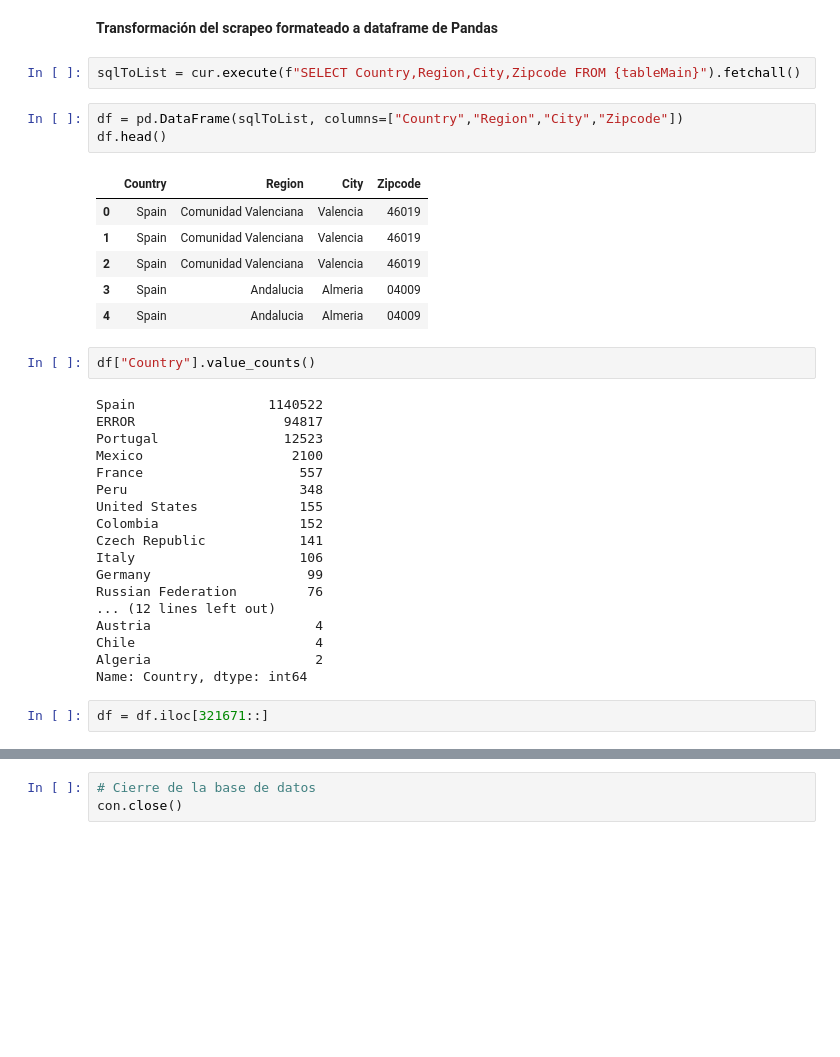
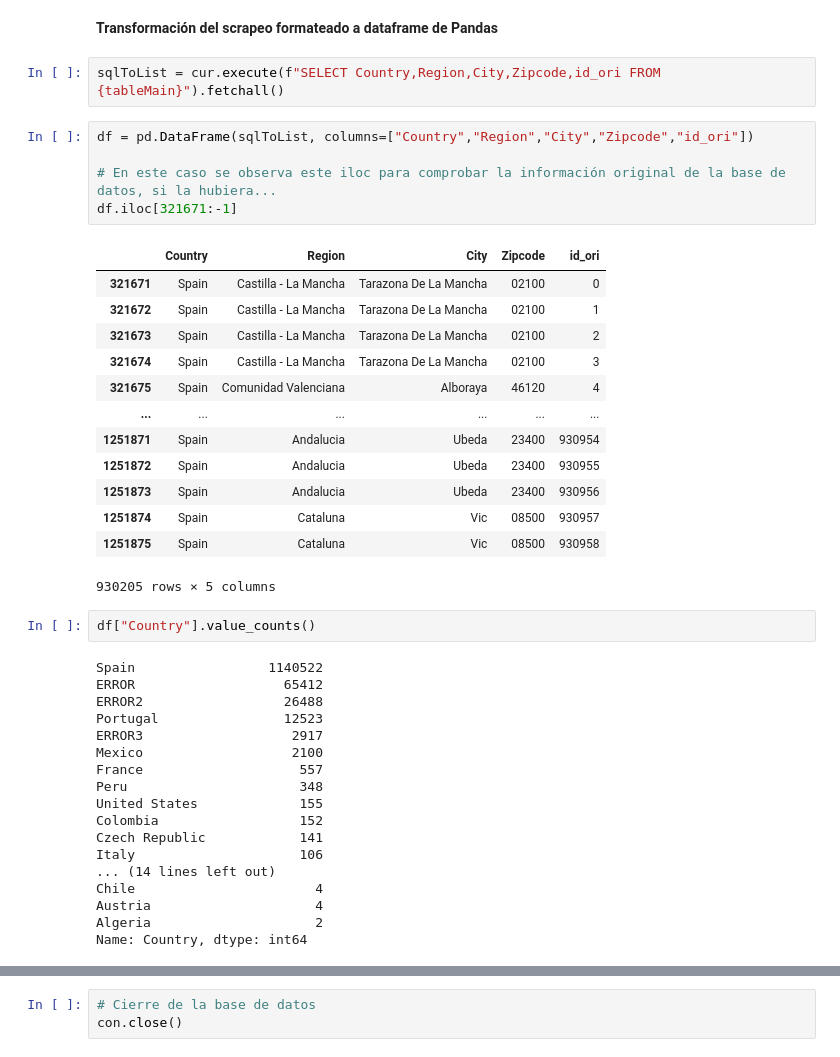
Before and after one commit to Jpardo07/DatathonProject, a Jupyter notebook: src/Scrapping - Webscrapping.ipynb, the cells around one changed output, grey strips where cells are left out. Saved outputs shown, nothing was run; the diff lists cells and outputs as text; blank space fills up the shorter version.

```diff
--- a/src/Scrapping - Webscrapping.ipynb
+++ b/src/Scrapping - Webscrapping.ipynb
@@ -407,23 +378,34 @@ cur.execute(f"SELECT (select count() from {tableMain}) as count FROM {tableMain}
 # %% [markdown]
 **Transformación del scrapeo formateado a dataframe de Pandas**
 # %%
-sqlToList = cur.execute(f"SELECT Country,Region,City,Zipcode FROM {tableMain}").fetchall()
+sqlToList = cur.execute(f"SELECT Country,Region,City,Zipcode,id_ori FROM {tableMain}").fetchall()
-# %%
-df = pd.DataFrame(sqlToList, columns=["Country","Region","City","Zipcode"])
-df.head()
-# %% [output]
-|  | Country | Region | City | Zipcode |
-| 0 | Spain | Comunidad Valenciana | Valencia | 46019 |
-| 1 | Spain | Comunidad Valenciana | Valencia | 46019 |
-| 2 | Spain | Comunidad Valenciana | Valencia | 46019 |
-| 3 | Spain | Andalucia | Almeria | 04009 |
-| 4 | Spain | Andalucia | Almeria | 04009 |
+# %%
+df = pd.DataFrame(sqlToList, columns=["Country","Region","City","Zipcode","id_ori"])
+
+# En este caso se observa este iloc para comprobar la información original de la base de datos, si la hubiera...
+df.iloc[321671:-1]
+# %% [output]
+|  | Country | Region | City | Zipcode | id_ori |
+| 321671 | Spain | Castilla - La Mancha | Tarazona De La Mancha | 02100 | 0 |
+| 321672 | Spain | Castilla - La Mancha | Tarazona De La Mancha | 02100 | 1 |
+| 321673 | Spain | Castilla - La Mancha | Tarazona De La Mancha | 02100 | 2 |
+| 321674 | Spain | Castilla - La Mancha | Tarazona De La Mancha | 02100 | 3 |
+| 321675 | Spain | Comunidad Valenciana | Alboraya | 46120 | 4 |
+| ... | ... | ... | ... | ... | ... |
+| 1251871 | Spain | Andalucia | Ubeda | 23400 | 930954 |
+| 1251872 | Spain | Andalucia | Ubeda | 23400 | 930955 |
+| 1251873 | Spain | Andalucia | Ubeda | 23400 | 930956 |
+| 1251874 | Spain | Cataluna | Vic | 08500 | 930957 |
+| 1251875 | Spain | Cataluna | Vic | 08500 | 930958 |
+930205 rows × 5 columns
 # %%
 df["Country"].value_counts()
 # %% [output]
 Spain                 1140522
-ERROR                   94817
+ERROR                   65412
+ERROR2                  26488
 Portugal                12523
+ERROR3                   2917
 Mexico                   2100
 France                    557
 Peru                      348
@@ -431,15 +413,11 @@ United States             155
 Colombia                  152
 Czech Republic            141
 Italy                     106
-Germany                    99
-Russian Federation         76
-... (12 lines left out)
+... (14 lines left out)
+Chile                       4
 Austria                     4
-Chile                       4
 Algeria                     2
 Name: Country, dtype: int64
-# %%
-df = df.iloc[321671::]
 # %%
 df.shape
 # %% [output]
```
Also changed, not shown: parts of 30 cells of this notebook, 8 other files.
